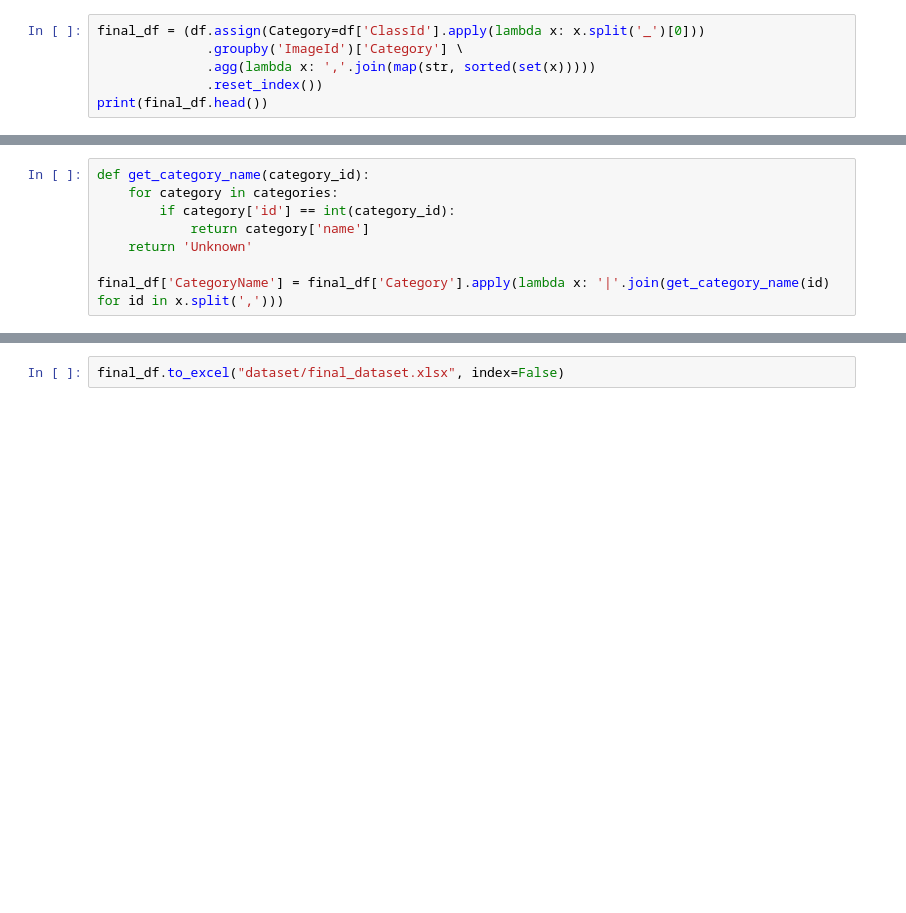
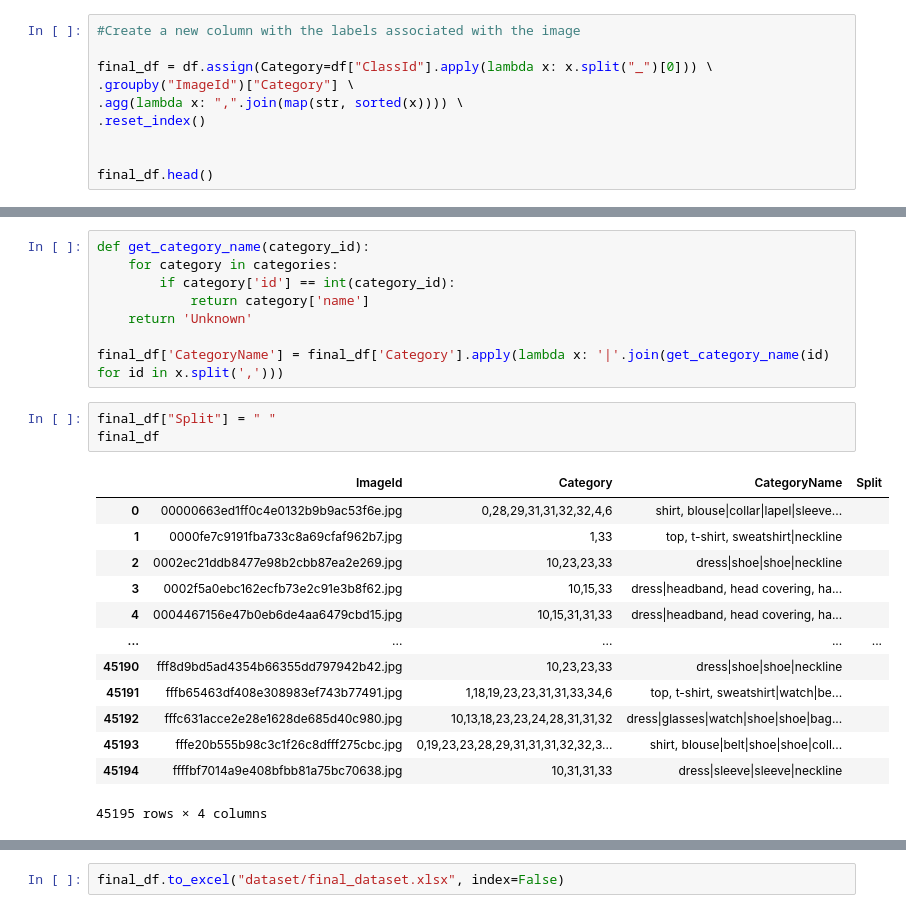
Before and after one commit to Deborahaina/Final-Project-Group4, a Jupyter notebook: download_data/final_dataset_excel_creation.ipynb, the cells around one changed output, grey strips where cells are left out. Cells and saved outputs as stored; diff of their text form; blank space fills up the shorter version.

Commit message:
EDA and train_test_split

```diff
--- a/download_data/final_dataset_excel_creation.ipynb
+++ b/download_data/final_dataset_excel_creation.ipynb
@@ -39,7 +28,11 @@ df
 # %%
-final_df = (df.assign(Category=df['ClassId'].apply(lambda x: x.split('_')[0]))
-              .groupby('ImageId')['Category'] \
-              .agg(lambda x: ','.join(map(str, sorted(set(x)))))
-              .reset_index())
-print(final_df.head())
+#Create a new column with the labels associated with the image
+
+final_df = df.assign(Category=df["ClassId"].apply(lambda x: x.split("_")[0])) \
+.groupby("ImageId")["Category"] \
+.agg(lambda x: ",".join(map(str, sorted(x)))) \
+.reset_index()
+
+
+final_df.head()
 # %% [output]
@@ -109,3 +93,20 @@ def get_category_name(category_id):
     return 'Unknown'
 
 final_df['CategoryName'] = final_df['Category'].apply(lambda x: '|'.join(get_category_name(id) for id in x.split(',')))
+# %%
+final_df["Split"] = " "
+final_df
+# %% [output]
+|  | ImageId | Category | CategoryName | Split |
+| 0 | 00000663ed1ff0c4e0132b9b9ac53f6e.jpg | 0,28,29,31,31,32,32,4,6 | shirt, blouse|collar|lapel|sleeve... |  |
+| 1 | 0000fe7c9191fba733c8a69cfaf962b7.jpg | 1,33 | top, t-shirt, sweatshirt|neckline |  |
+| 2 | 0002ec21ddb8477e98b2cbb87ea2e269.jpg | 10,23,23,33 | dress|shoe|shoe|neckline |  |
+| 3 | 0002f5a0ebc162ecfb73e2c91e3b8f62.jpg | 10,15,33 | dress|headband, head covering, ha... |  |
+| 4 | 0004467156e47b0eb6de4aa6479cbd15.jpg | 10,15,31,31,33 | dress|headband, head covering, ha... |  |
+| ... | ... | ... | ... | ... |
+| 45190 | fff8d9bd5ad4354b66355dd797942b42.jpg | 10,23,23,33 | dress|shoe|shoe|neckline |  |
+| 45191 | fffb65463df408e308983ef743b77491.jpg | 1,18,19,23,23,31,31,33,34,6 | top, t-shirt, sweatshirt|watch|be... |  |
+| 45192 | fffc631acce2e28e1628de685d40c980.jpg | 10,13,18,23,23,24,28,31,31,32 | dress|glasses|watch|shoe|shoe|bag... |  |
+| 45193 | fffe20b555b98c3c1f26c8dfff275cbc.jpg | 0,19,23,23,28,29,31,31,31,32,32,3... | shirt, blouse|belt|shoe|shoe|coll... |  |
+| 45194 | ffffbf7014a9e408bfbb81a75bc70638.jpg | 10,31,31,33 | dress|sleeve|sleeve|neckline |  |
+45195 rows × 4 columns
```
Also changed, not shown: parts of 11 cells of this notebook.
